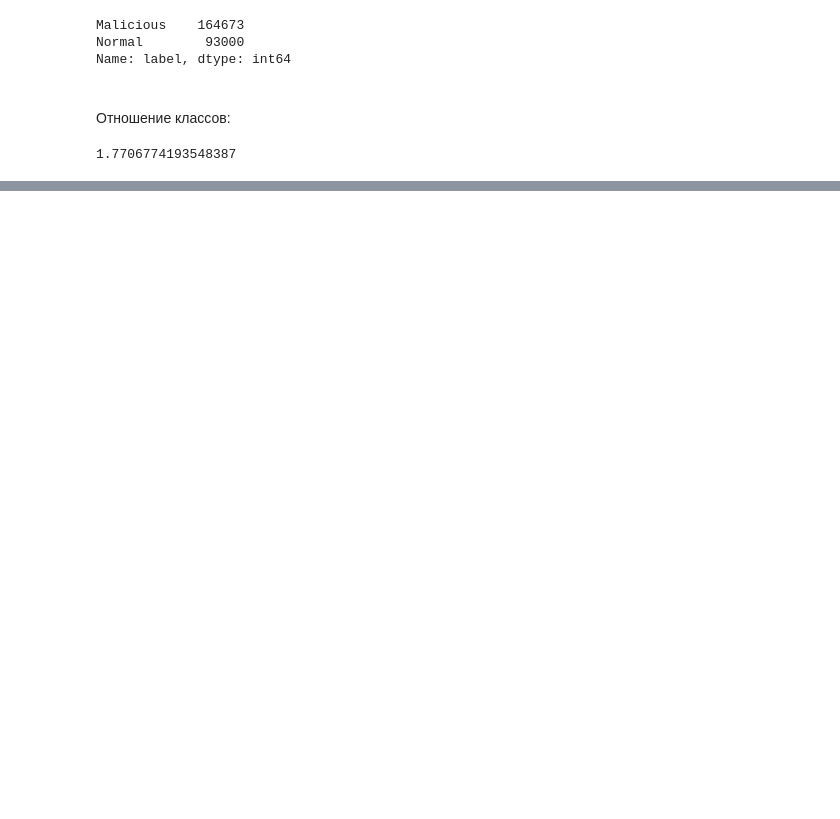
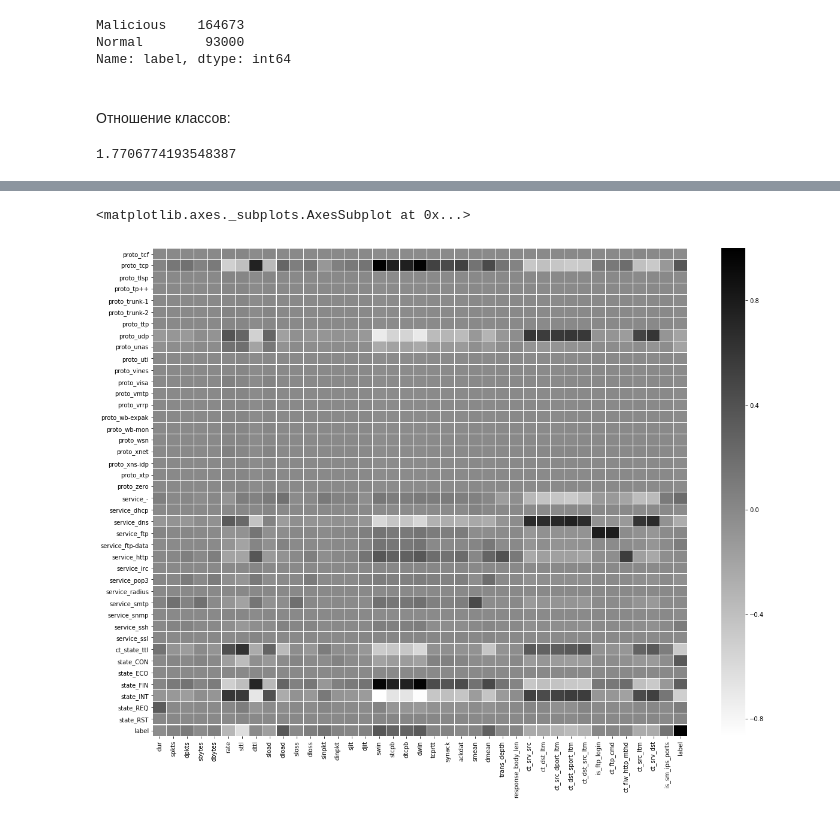
Before and after one commit to nevpo/nids, a Jupyter notebook: Network IDS Classifier.ipynb, the cells around one changed output, grey strips where cells are left out. Cells and saved outputs as stored; diff of their text form; code cells hidden in the pictures; blank space fills up the shorter version.

```diff
--- a/Network IDS Classifier.ipynb
+++ b/Network IDS Classifier.ipynb
@@ -170,0 +244,10 @@ Index(['dur', 'spkts', 'dpkts', 'sbytes', 'dbytes', 'rate', 'sttl', 'dttl',
+# %%
+plt.figure(figsize=(20, 15))
+
+sns.heatmap(corr_matrix.loc[proto_features[proto_features.index('proto_tcf'):] + \
+                                service_features + \
+                                state_features + ['label'], \
+                           numeric_features + ['label']], linewidths=.05, cmap="binary")
+# %% [output]
+<matplotlib.axes._subplots.AxesSubplot at 0x...>
+[figure, added]
```
Also changed, not shown: parts of 42 cells of this notebook.
